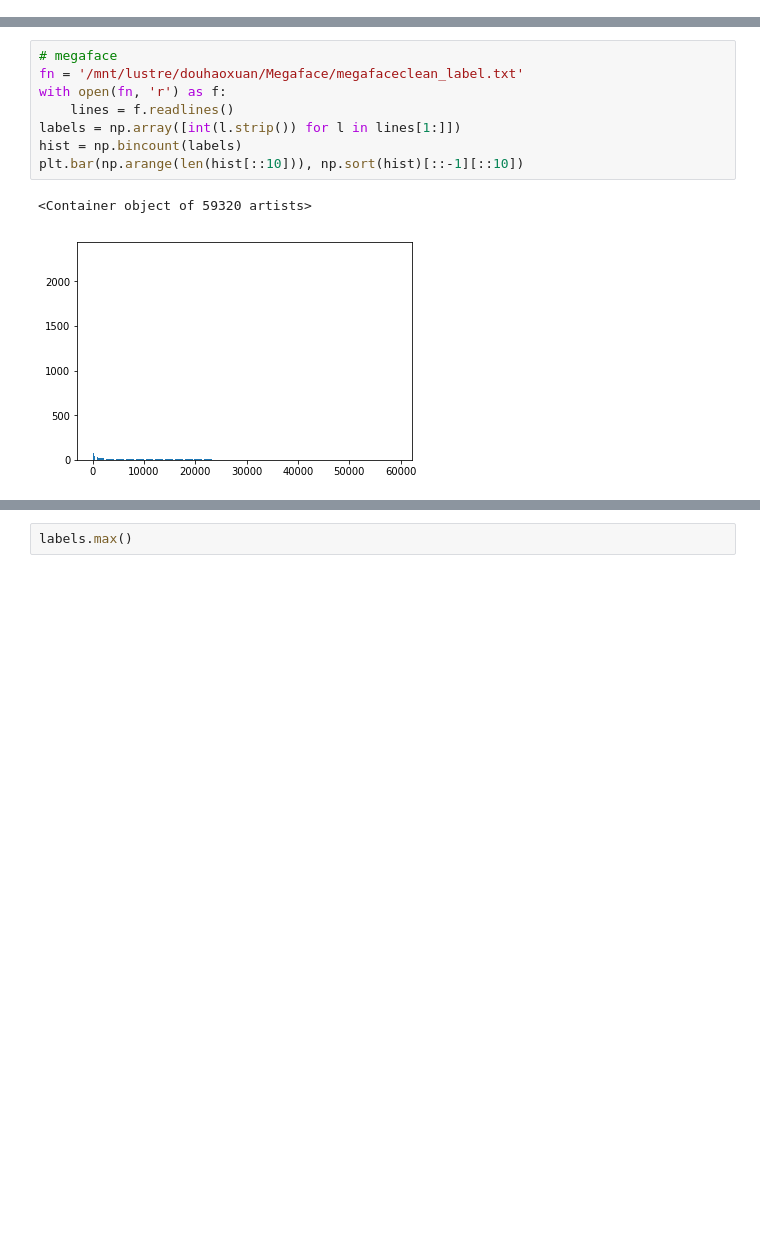
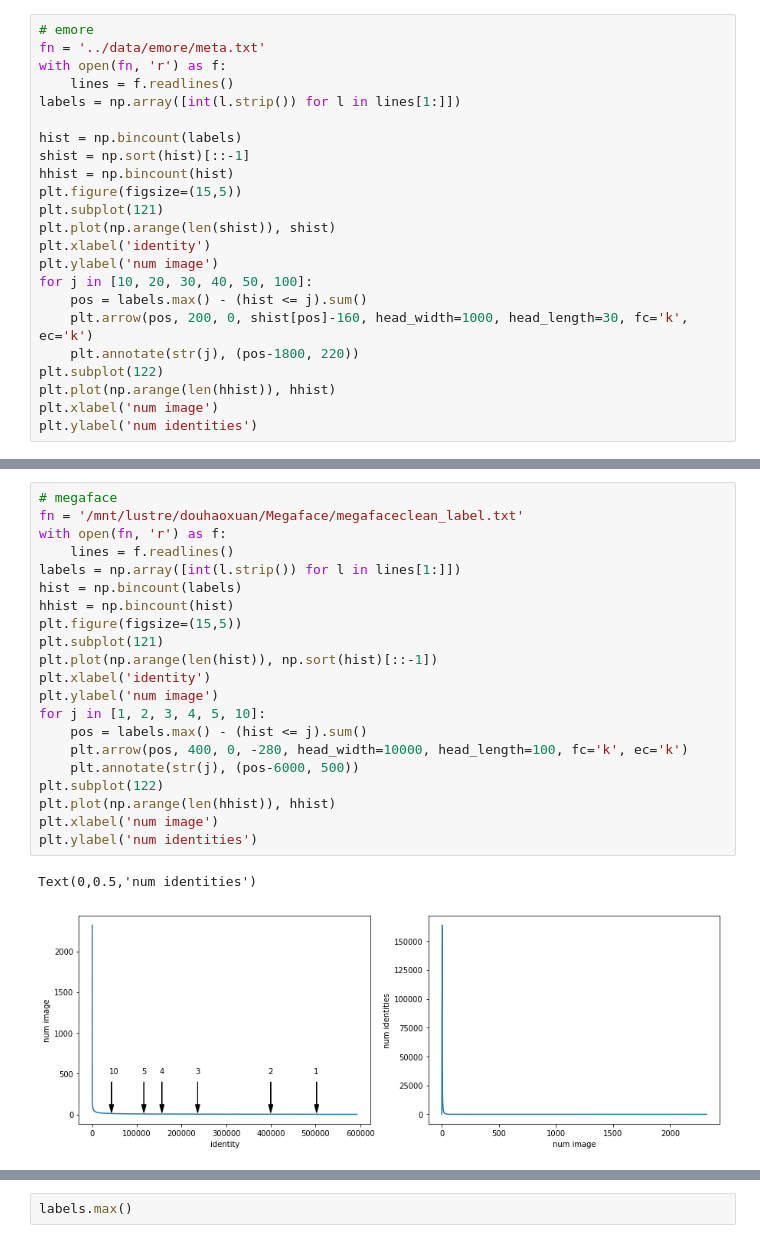
Before and after one commit to XiaohangZhan/face_recognition_framework, a Jupyter notebook: scripts/data_stats.ipynb, the cells around one changed output, grey strips where cells are left out. Cells and saved outputs as stored; diff of their text form; blank space fills up the shorter version.

```diff
--- a/scripts/data_stats.ipynb
+++ b/scripts/data_stats.ipynb
@@ -16,0 +5,23 @@ plt.bar(np.arange(len(hist)), np.sort(hist)[::-1])
+# %%
+# emore
+fn = '../data/emore/meta.txt'
+with open(fn, 'r') as f:
+    lines = f.readlines()
+labels = np.array([int(l.strip()) for l in lines[1:]])
+
+hist = np.bincount(labels)
+shist = np.sort(hist)[::-1]
+hhist = np.bincount(hist)
+plt.figure(figsize=(15,5))
+plt.subplot(121)
+plt.plot(np.arange(len(shist)), shist)
+plt.xlabel('identity')
+plt.ylabel('num image')
+for j in [10, 20, 30, 40, 50, 100]:
+    pos = labels.max() - (hist <= j).sum()
+    plt.arrow(pos, 200, 0, shist[pos]-160, head_width=1000, head_length=30, fc='k', ec='k')
+    plt.annotate(str(j), (pos-1800, 220))
+plt.subplot(122)
+plt.plot(np.arange(len(hhist)), hhist)
+plt.xlabel('num image')
+plt.ylabel('num identities')
@@ -17,11 +31,24 @@ plt.bar(np.arange(len(hist)), np.sort(hist)[::-1])
 # %%
 # megaface
 fn = '/mnt/lustre/douhaoxuan/Megaface/megafaceclean_label.txt'
 with open(fn, 'r') as f:
     lines = f.readlines()
 labels = np.array([int(l.strip()) for l in lines[1:]])
 hist = np.bincount(labels)
-plt.bar(np.arange(len(hist[::10])), np.sort(hist)[::-1][::10])
+hhist = np.bincount(hist)
+plt.figure(figsize=(15,5))
+plt.subplot(121)
+plt.plot(np.arange(len(hist)), np.sort(hist)[::-1])
+plt.xlabel('identity')
+plt.ylabel('num image')
+for j in [1, 2, 3, 4, 5, 10]:
+    pos = labels.max() - (hist <= j).sum()
+    plt.arrow(pos, 400, 0, -280, head_width=10000, head_length=100, fc='k', ec='k')
+    plt.annotate(str(j), (pos-6000, 500))
+plt.subplot(122)
+plt.plot(np.arange(len(hhist)), hhist)
+plt.xlabel('num image')
+plt.ylabel('num identities')
 # %% [output]
-<Container object of 59320 artists>
+Text(0,0.5,'num identities')
-[figure, old version]
+[figure, new version]
```
Also changed, not shown: parts of 7 cells of this notebook, 20 other files.
